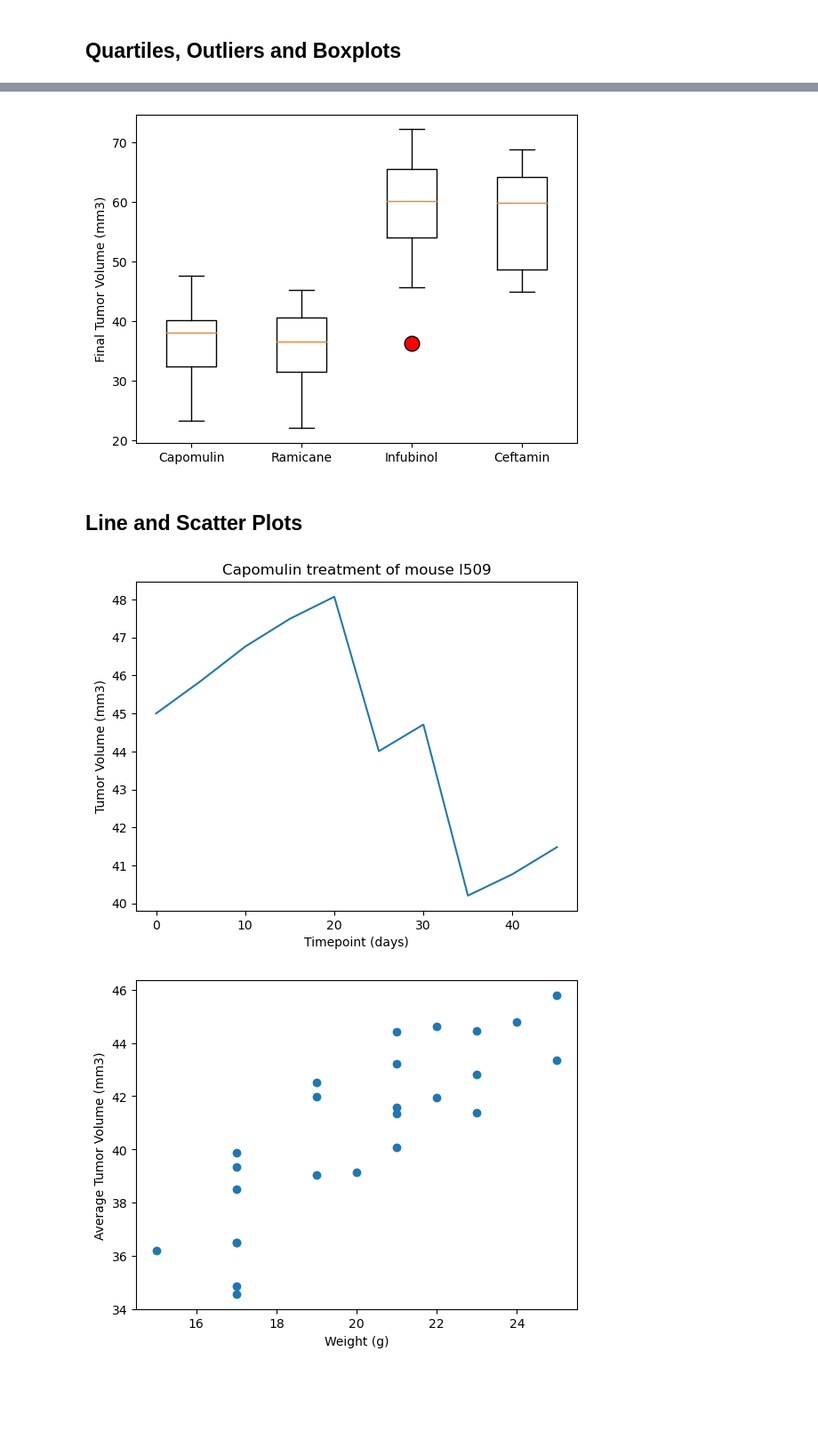
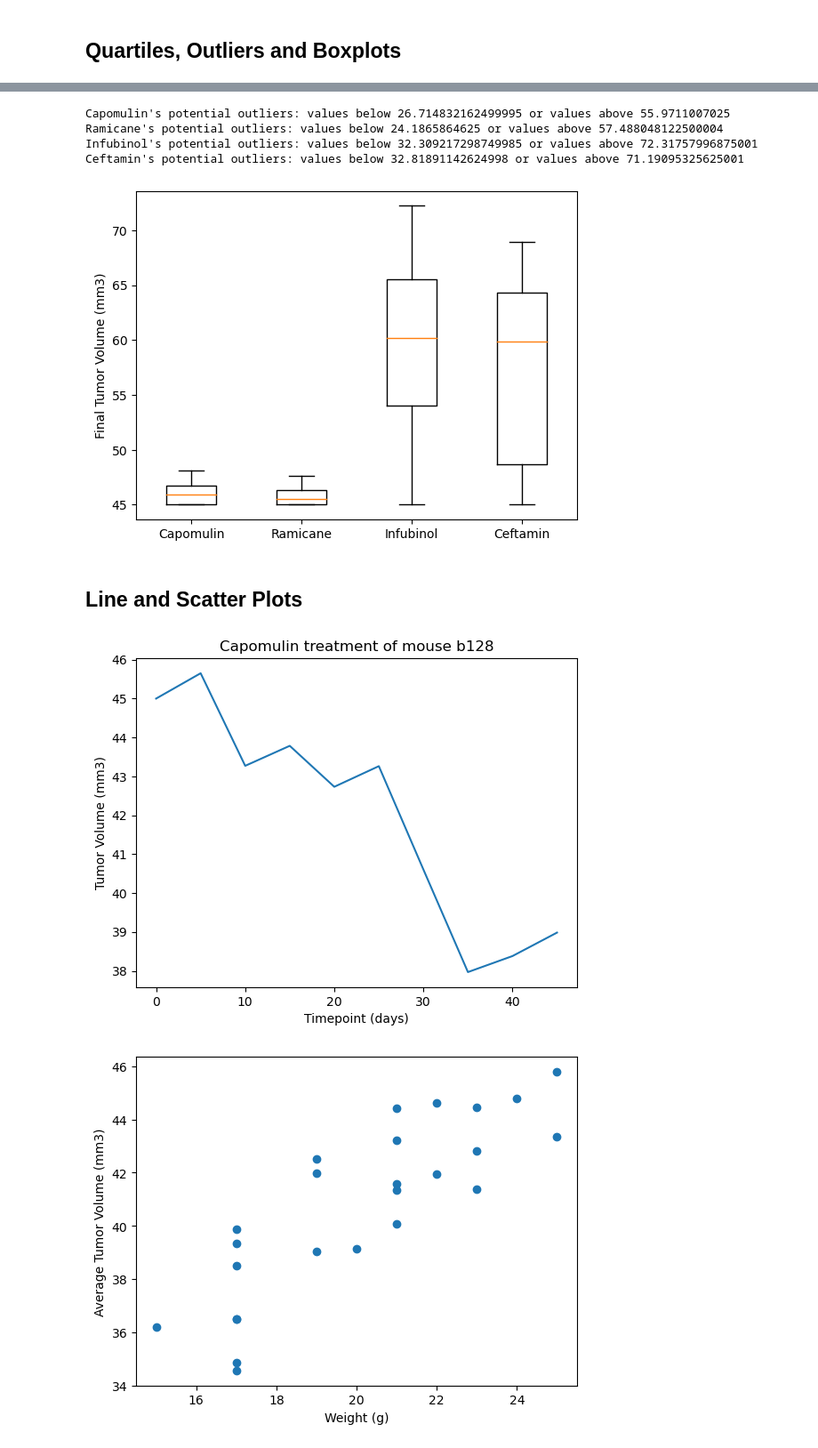
Before and after one commit to OormiC/week5, a Jupyter notebook: Pymaceuticals/pymaceuticals_starter.ipynb, the cells around one changed output, grey strips where cells are left out. Shown at 89% size. Drawn from its saved outputs; the diff is of its cells as text; code cells hidden in the pictures; blank space fills up the shorter version.

```diff
--- a/Pymaceuticals/pymaceuticals_starter.ipynb
+++ b/Pymaceuticals/pymaceuticals_starter.ipynb
@@ -169,6 +180,9 @@ plt.show()
 # Capomulin, Ramicane, Infubinol, and Ceftamin
 
 # Start by getting the last (greatest) timepoint for each mouse
-
+grouped_timepoint = clean_df.groupby(["Mouse ID"])
+timepoint_df = grouped_timepoint["Timepoint"].max()
 
 # Merge this group df with the original DataFrame to get the tumor volume at the last timepoint
+merged_df = clean_df.merge(timepoint_df, how="inner", on="Mouse ID")
+merged_df.head(100)
@@ -198,12 +203,62 @@ Ceftamin's potential outliers: Series([], Name: Tumor Volume (mm3), dtype: float
+# %%
+# Put treatments into a list for for loop (and later for plot labels)
+treatments_list = ["Capomulin", "Ramicane", "Infubinol", "Ceftamin"]
+
+# Create empty list to fill with tumor vol data (for plotting)
+tumor_vol_data = []
+
+# Calculate the IQR and quantitatively determine if there are any potential outliers.
+lower_bound_list = []
+upper_bound_list = []
+
+for treatment in treatments_list:
+    quartile_df = merged_df.loc[merged_df["Drug Regimen"] == treatment, :]
+    quartiles = quartile_df["Tumor Volume (mm3)"].quantile([.25,.5,.75])
+    lowerq = quartiles[0.25]
+    upperq = quartiles[0.75]
+    iqr = upperq-lowerq
+    lower_bound = lowerq - (1.5*iqr)
+    lower_bound_list.append(lower_bound)
+    upper_bound = upperq + (1.5*iqr)
+    upper_bound_list.append(upper_bound)
+
+    # Locate the rows which contain mice on each drug and get the tumor volumes
+    drug_df = merged_df.loc[merged_df["Drug Regimen"] == treatment, :]
+    grouped_drug_df = drug_df.groupby(["Mouse ID"])
+    max_val_df = grouped_drug_df[["Timepoint_x", "Tumor Volume (mm3)"]].max()
+    max_val_list = [val for val in max_val_df["Tumor Volume (mm3)"]]
+    tumor_vol_data.append(max_val_list)
+
+    # Determine outliers using upper and lower bounds
+print(f"Capomulin's potential outliers: values below {lower_bound_list[0]} or values above {upper_bound_list[0]}")
+print(f"Ramicane's potential outliers: values below {lower_bound_list[1]} or values above {upper_bound_list[1]}")
+print(f"Infubinol's potential outliers: values below {lower_bound_list[2]} or values above {upper_bound_list[2]}")
+print(f"Ceftamin's potential outliers: values below {lower_bound_list[3]} or values above {upper_bound_list[3]}")
+# %% [output]
+Capomulin's potential outliers: values below 26.714832162499995 or values above 55.9711007025
+Ramicane's potential outliers: values below 24.1865864625 or values above 57.488048122500004
+Infubinol's potential outliers: values below 32.309217298749985 or values above 72.31757996875001
+Ceftamin's potential outliers: values below 32.81891142624998 or values above 71.19095325625001
 # %%
 # Generate a box plot that shows the distrubution of the tumor volume for each treatment group.
+fig, ax = plt.subplots()
+ax.boxplot(tumor_vol_data)
+ax.set_ylabel('Final Tumor Volume (mm3)')
+ax.set_xticklabels(treatments_list)
+plt.show()
 # %% [output]
-[figure, old version]
+[figure, new version]
 # %% [markdown]
 ## Line and Scatter Plots
 # %%
 # Generate a line plot of tumor volume vs. time point for a single mouse treated with Capomulin
+line_df = merged_df.loc[merged_df["Mouse ID"] == "b128", :]
+plt.plot(line_df["Timepoint_x"], line_df["Tumor Volume (mm3)"])
+plt.title("Capomulin treatment of mouse b128")
+plt.xlabel("Timepoint (days)")
+plt.ylabel("Tumor Volume (mm3)")
+plt.show()
 # %% [output]
-[figure, old version]
+[figure, new version]
 # %%
 # Generate a scatter plot of mouse weight vs. the average observed tumor volume for the entire Capomulin regimen
```
Also changed, not shown: parts of 14 cells of this notebook.
